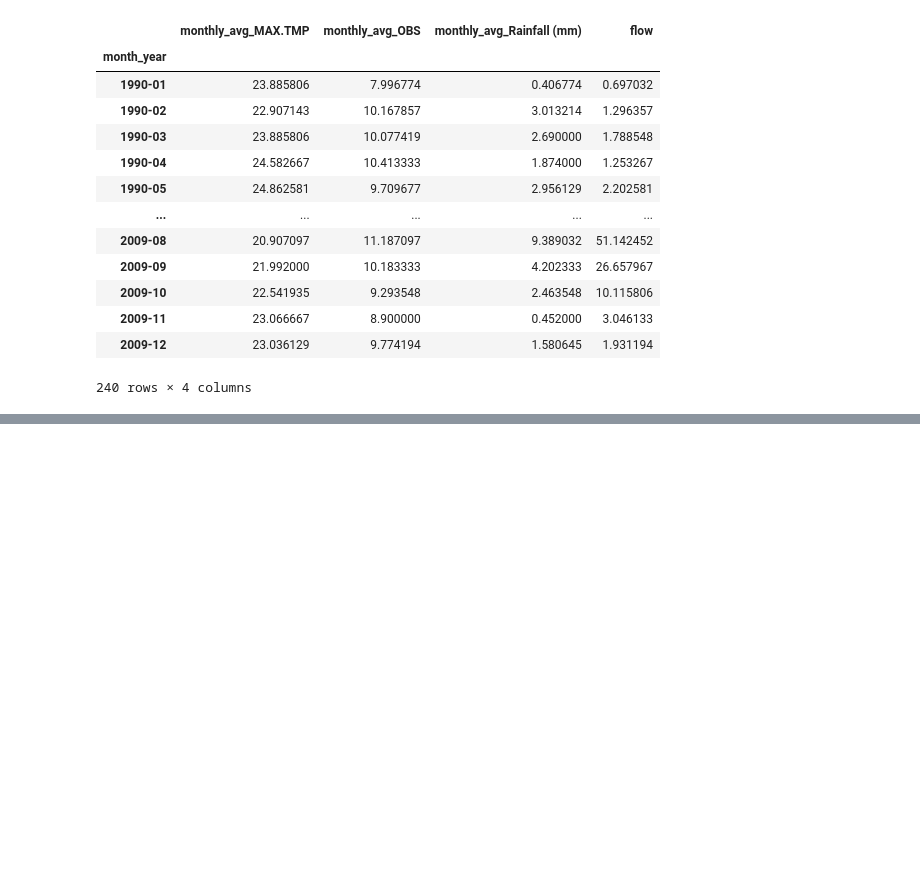
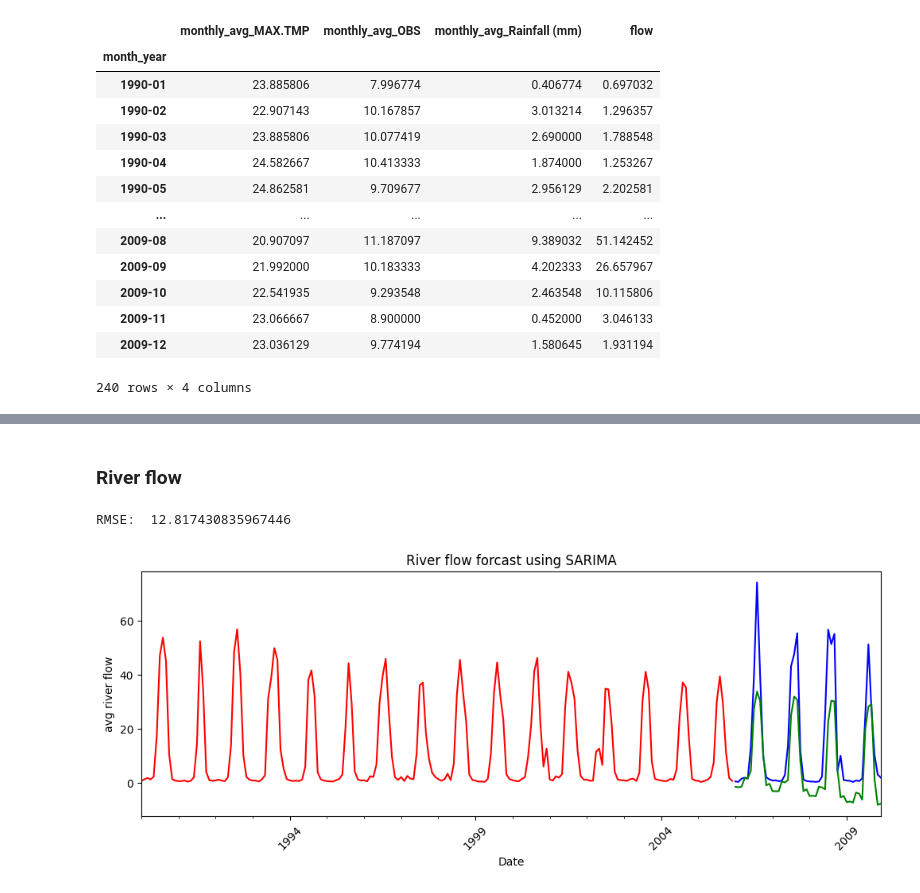
Before and after one commit to Genet-Abay/RiverFlow-Pridiction, a Jupyter notebook: DataAnalysis.ipynb, the cells around one changed output, grey strips where cells are left out. Saved outputs shown, nothing was run; the diff lists cells and outputs as text; code cells hidden in the pictures; blank space fills up the shorter version.

```diff
--- a/DataAnalysis.ipynb
+++ b/DataAnalysis.ipynb
@@ -567,0 +566,9 @@ RMSE:  1.373857849739094
+# %% [markdown]
+### River flow
+# %%
+col = 'flow'
+y_test , y_pred_out = get_prediction_sarima(col)
+plot_forecast(y_test, y_pred_out, col, "avg river flow", "River flow forcast using SARIMA")
+# %% [output]
+RMSE:  12.817430835967446
+[figure, added]
```
Also changed, not shown: parts of 17 cells of this notebook.
